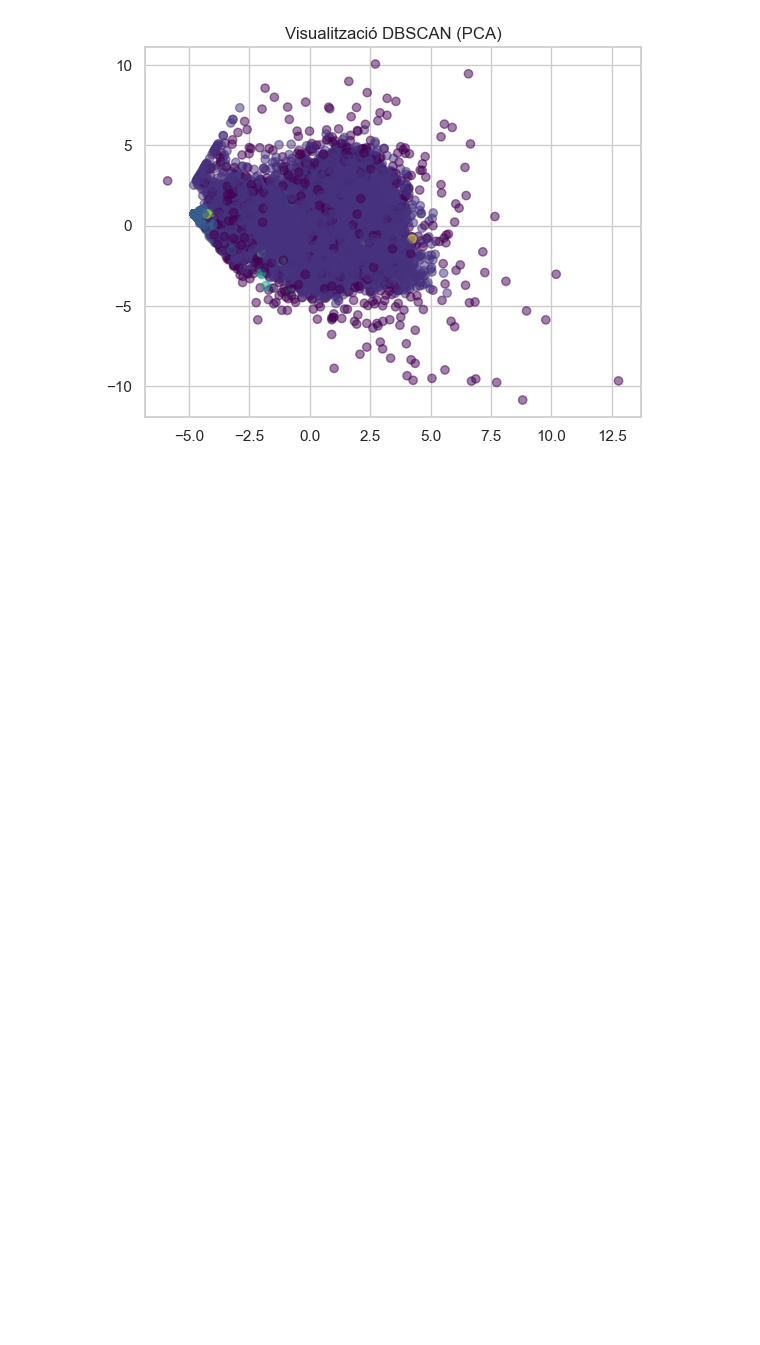
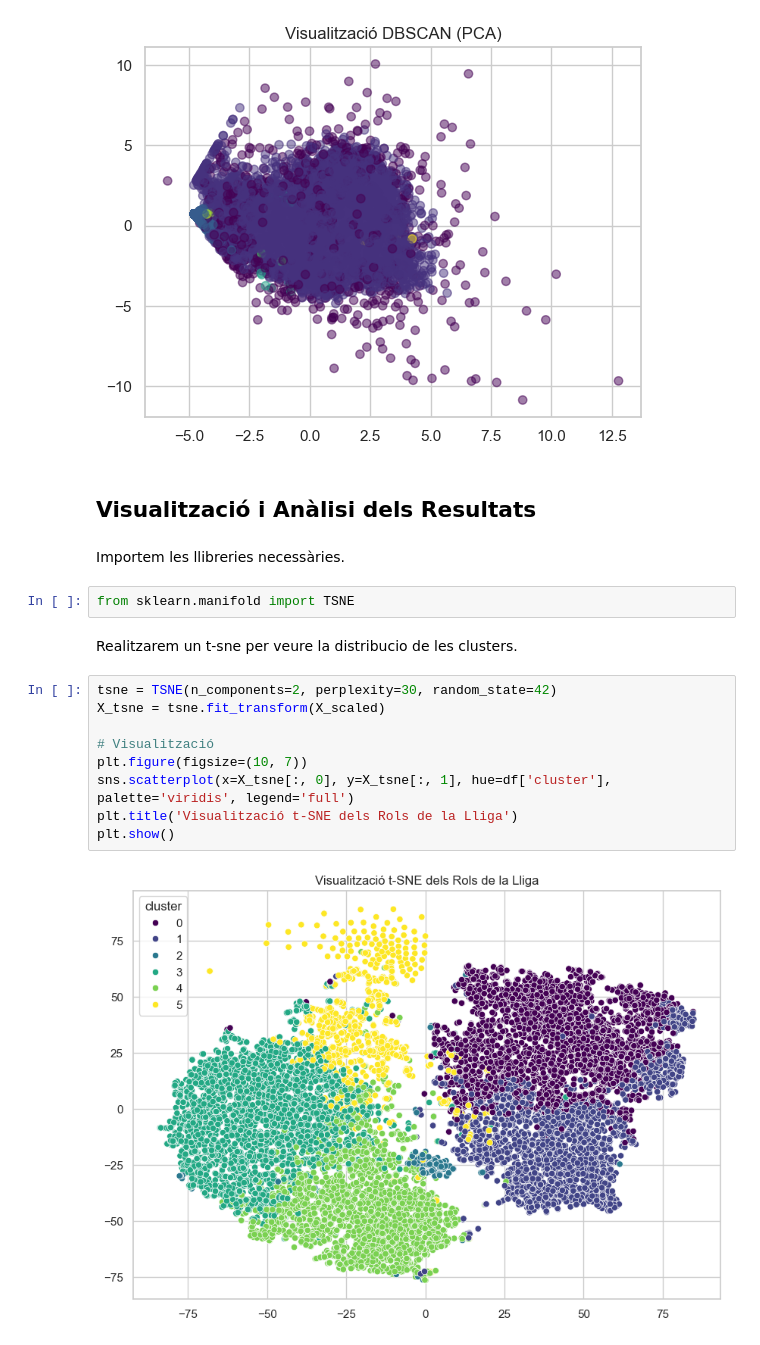
Before and after one commit to isaacruiiizz/M5072_Ap1_PauMiro_IsaacRuiz, a Jupyter notebook: Docs/Python/Part2&3/kmeansClustering.ipynb, the cells around one changed output. Drawn from its saved outputs; the diff is of its cells as text; blank space fills up the shorter version.

```diff
--- a/Docs/Python/Part2/kmeansClustering.ipynb
+++ b/Docs/Python/Part2&3/kmeansClustering.ipynb
@@ -207,3 +207,22 @@ plt.show()
 Clústers trobats per DBSCAN: [ 0  1 -1  4  3  2  6  5]
 Jugadors marcats com a soroll: 1006
 [figure]
+# %% [markdown]
+## Visualització i Anàlisi dels Resultats
+# %% [markdown]
+Importem les llibreries necessàries.
+# %%
+from sklearn.manifold import TSNE
+# %% [markdown]
+Realitzarem un t-sne per veure la distribucio de les clusters.
+# %%
+tsne = TSNE(n_components=2, perplexity=30, random_state=42)
+X_tsne = tsne.fit_transform(X_scaled)
+
+# Visualització
+plt.figure(figsize=(10, 7))
+sns.scatterplot(x=X_tsne[:, 0], y=X_tsne[:, 1], hue=df['cluster'], palette='viridis', legend='full')
+plt.title('Visualització t-SNE dels Rols de la Lliga')
+plt.show()
+# %% [output]
+[figure, added]
```
Also changed, not shown: parts of 6 cells of this notebook, 6 other files.
